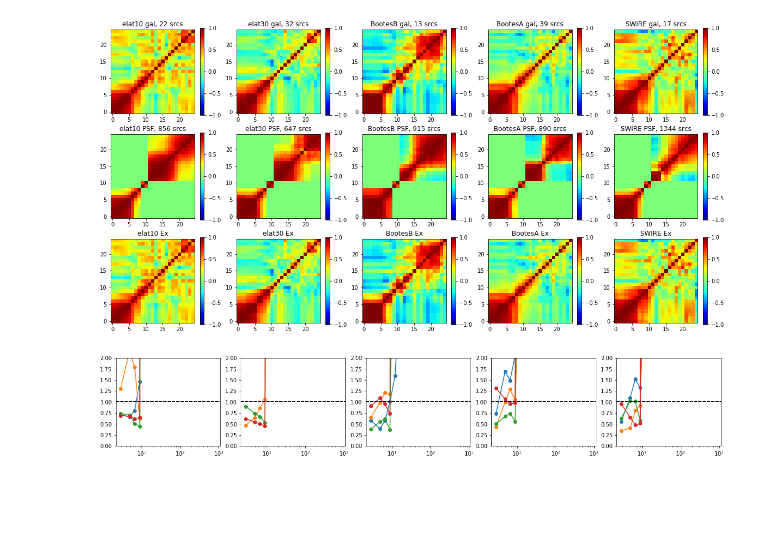
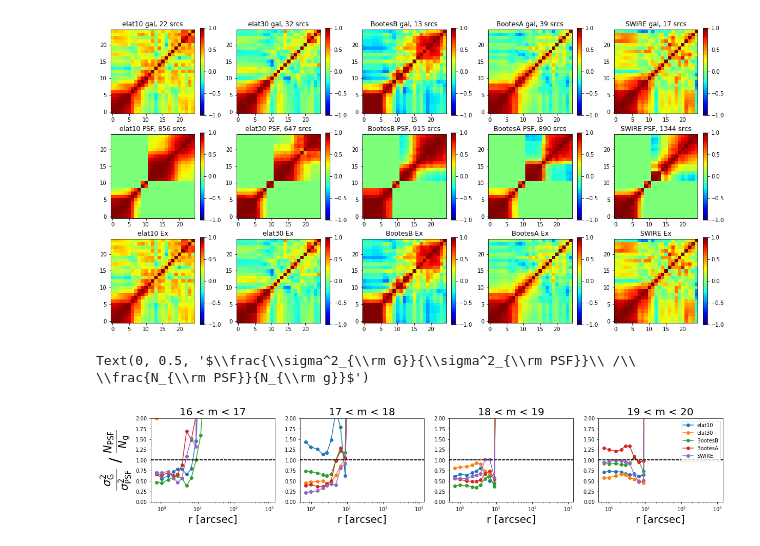
Before and after one commit to yuntingcheng/python_ciber, a Jupyter notebook: stack_modelfit/mcmc.ipynb, the cells around one changed output. Cells and saved outputs as stored; diff of their text form; code cells hidden in the pictures; blank space fills up the shorter version.

```diff
--- a/stack_modelfit/mcmc.ipynb
+++ b/stack_modelfit/mcmc.ipynb
@@ -759,7 +773,7 @@ for ifield in [None,4,5,6,7,8]:
                       fmt='.', capsize=5, markersize=10, label = fieldnamedict[ifield], alpha = 0.5)
 
 ax[0].plot(m_arr, Re2_W19_arr)
-ax[0].set_ylim([0,8])
+ax[0].set_ylim([0,4])
 ax[2].set_ylim([1e-2,2e2])
 ax[0].set_xlabel('mag', fontsize=15)
 ax[2].set_xlabel('mag', fontsize=15)
@@ -1317,18 +1235,24 @@ for i,ifield in enumerate([4,5,6,7,8]):
 # %% [output]
 [figure]
 # %%
-fig, ax = plt.subplots(1,5,figsize=(20,3))
+fig, ax = plt.subplots(1,4,figsize=(20,3))
 inst = 1
 for i,ifield in enumerate([4,5,6,7,8]):
     for im,(m_min,m_max) in enumerate(zip(magbindict['m_min'],magbindict['m_max'])):
         stackdat = stacking(inst,ifield,m_min,m_max,filt_order=3,
                             load_from_file=True, BGsub=False).stackdat
-        gal_var = np.diag(stackdat['cov']['profcbsub'])
-        psf_var = np.diag(stackdat['PSFcov']['profcbsub'])
+        gal_var = np.diag(stackdat['cov']['profcb'])
+        psf_var = np.diag(stackdat['PSFcov']['profcb'])
         r_var = gal_var / psf_var
         r_N = stackdat['PSF']['Nsrc'] / stackdat['Nsrc']
-        ax[i].semilogx(stackdat['rsubbins'],r_var/r_N,'o-')
-        ax[i].axhline(1,c='k',ls='--')
-        ax[i].set_ylim([0, 2])
+        ax[im].semilogx(stackdat['rbins'],r_var/r_N,'o-',label=fieldnamedict[ifield])
+        ax[im].axhline(1,c='k',ls='--')
+        ax[im].set_ylim([0, 2])
+        ax[im].set_xlabel('r [arcsec]',fontsize=20)
+        ax[im].set_title('%d < m < %d'%(m_min, m_max),fontsize=20)
+ax[0].set_ylabel(r'$\frac{\sigma^2_{\rm G}}{\sigma^2_{\rm PSF}}\ /\ \frac{N_{\rm PSF}}{N_{\rm g}}$',
+                 fontsize=30)
+ax[-1].legend()
 # %% [output]
+Text(0, 0.5, '$\\frac{\\sigma^2_{\\rm G}}{\\sigma^2_{\\rm PSF}}\\ /\\ \\frac{N_{\\rm PSF}}{N_{\\rm g}}$')
-[figure, old version]
+[figure, new version]
```
Also changed, not shown: parts of 14 cells of this notebook, 1 other file.
